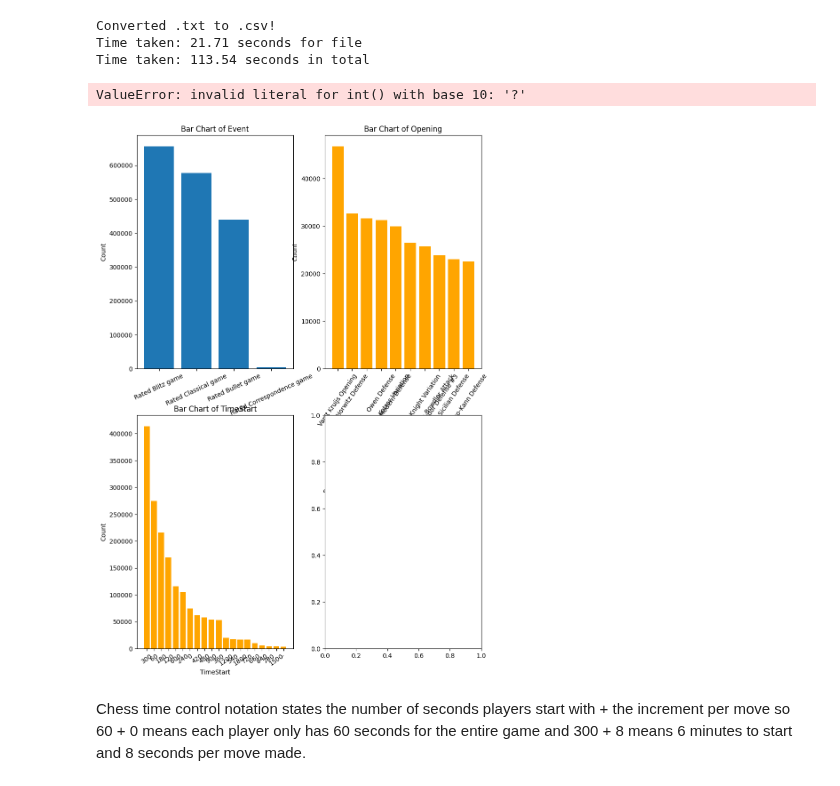
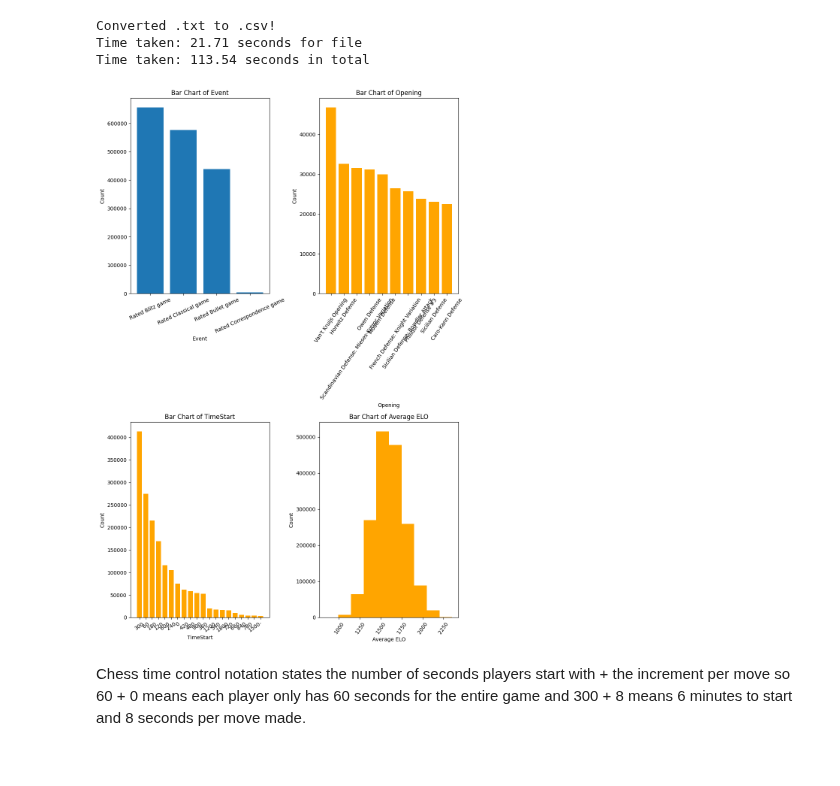
Before and after one commit to gnf-bachelor/irl-chess, a Jupyter notebook: notebooks/download_lichess.ipynb, the cells around one changed output. Saved outputs shown, nothing was run; the diff lists cells and outputs as text; code cells hidden in the pictures.

```diff
--- a/notebooks/download_lichess.ipynb
+++ b/notebooks/download_lichess.ipynb
@@ -117,36 +117,35 @@ axes[0, 0].tick_params(axis='x', rotation=25)  # Rotate x-axis labels
 
 plot_val = 'TimeStart'
 class_counts_time_control = df[plot_val].value_counts()[:n_time]
 axes[1, 0].bar(class_counts_time_control.index[:n_time], class_counts_time_control.values, color='orange')
 axes[1, 0].set_xlabel(plot_val)
 axes[1, 0].set_ylabel('Count')
 axes[1, 0].set_title(f'Bar Chart of {plot_val}')
 axes[1, 0].tick_params(axis='x', rotation=35)  # Rotate x-axis labels
 
 plot_val = 'Opening'
 class_counts_opening = df[plot_val].value_counts()[:n_opening]
 axes[0, 1].bar(class_counts_opening.index[:n_opening], class_counts_opening.values, color='orange')
 axes[0, 1].set_xlabel(plot_val)
 axes[0, 1].set_ylabel('Count')
 axes[0, 1].set_title('Bar Chart of ' + plot_val)
 axes[0, 1].tick_params(axis='x', rotation=55)  # Rotate x-axis labels
 
 plot_val = 'Average ELO'
 mask_valid_elo = df[['WhiteElo']].values == '?'
 mask_ = df[['BlackElo']].values == '?'
-mask_valid_elo = (mask_valid_elo + mask_).flatten()
+mask_valid_elo = np.logical_not((mask_valid_elo + mask_).flatten())
 axes[1, 1].hist(df[['WhiteElo', 'BlackElo']].values[mask_valid_elo].astype(int).mean(axis=1), color= 'orange')
 axes[1, 1].set_xlabel(plot_val)
 axes[1, 1].set_ylabel('Count')
 axes[1, 1].set_title('Bar Chart of ' + plot_val)
 axes[1, 1].tick_params(axis='x', rotation=55)  # Rotate x-axis labels
 
 # Adjust layout
 plt.tight_layout()
 plt.show()
 # %% [output]
-ValueError: invalid literal for int() with base 10: '?'
-[figure, old version]
+[figure, new version]
 # %% [markdown]
 Chess time control notation states the number of seconds players start with + the increment per move
 so 60 + 0 means each player only has 60 seconds for the entire game and
```
Also changed, not shown: parts of 1 cell of this notebook.
